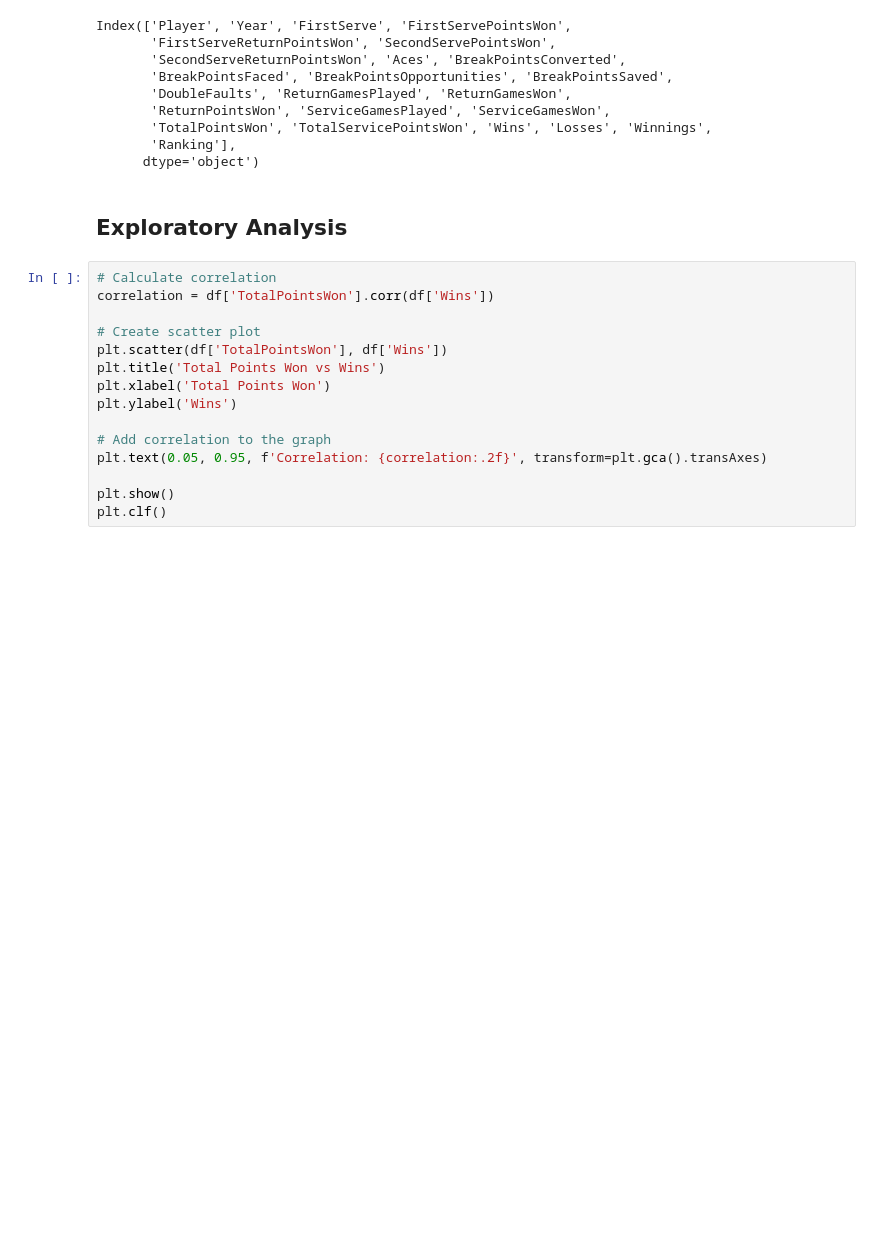
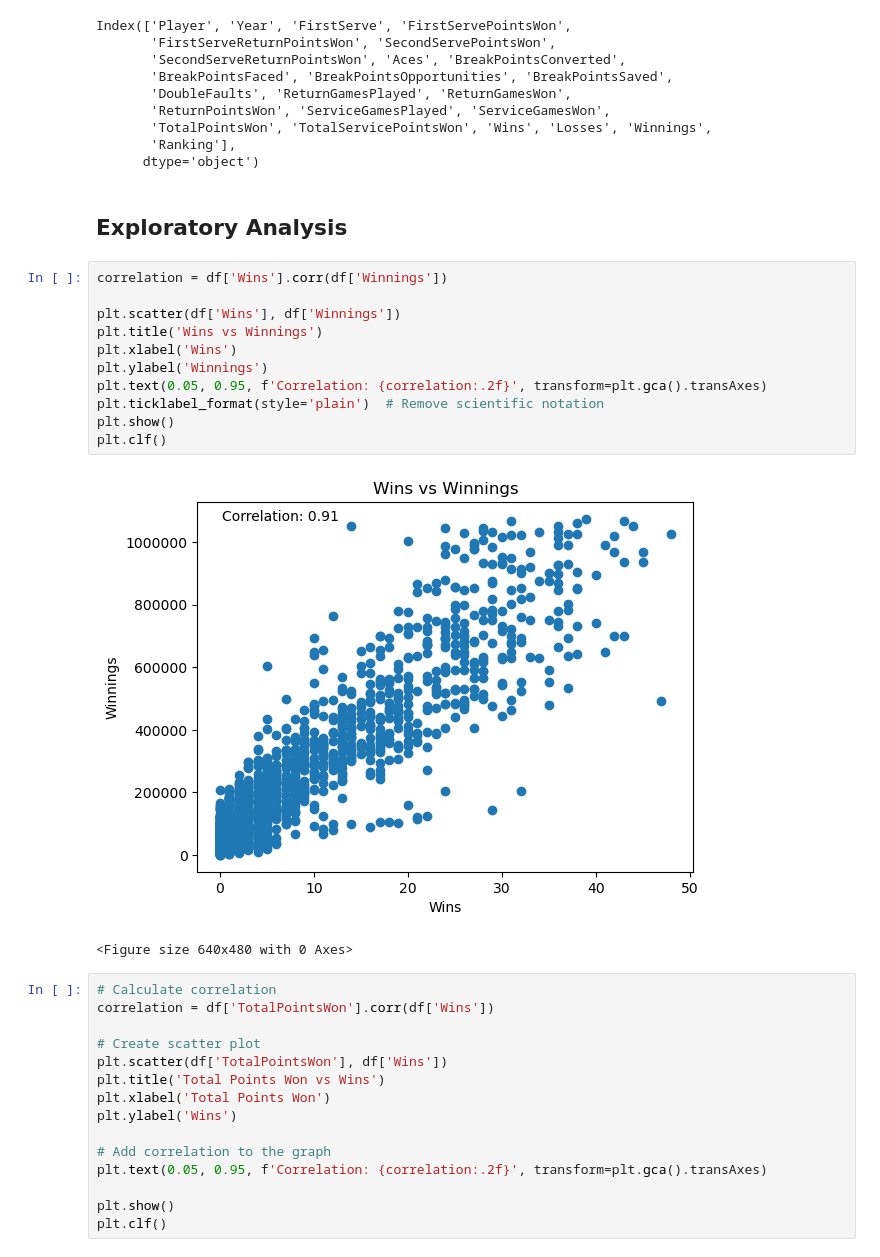
Before and after one commit to ayomidecole/Tennis-Linear-Regression, a Jupyter notebook: tennis_regression.ipynb, the cells around one changed output. Drawn from its saved outputs; the diff is of its cells as text; blank space fills up the shorter version.

```diff
--- a/tennis_regression.ipynb
+++ b/tennis_regression.ipynb
@@ -36,6 +36,20 @@ Index(['Player', 'Year', 'FirstServe', 'FirstServePointsWon',
       dtype='object')
 # %% [markdown]
 ## Exploratory Analysis
+# %%
+correlation = df['Wins'].corr(df['Winnings'])
+
+plt.scatter(df['Wins'], df['Winnings'])
+plt.title('Wins vs Winnings')
+plt.xlabel('Wins')
+plt.ylabel('Winnings')
+plt.text(0.05, 0.95, f'Correlation: {correlation:.2f}', transform=plt.gca().transAxes)
+plt.ticklabel_format(style='plain')  # Remove scientific notation
+plt.show()
+plt.clf()
+# %% [output]
+[figure, added]
+<Figure size 640x480 with 0 Axes>
 # %%
 # Calculate correlation
 correlation = df['TotalPointsWon'].corr(df['Wins'])
```
Also changed, not shown: parts of 6 cells of this notebook, 1 other file.
